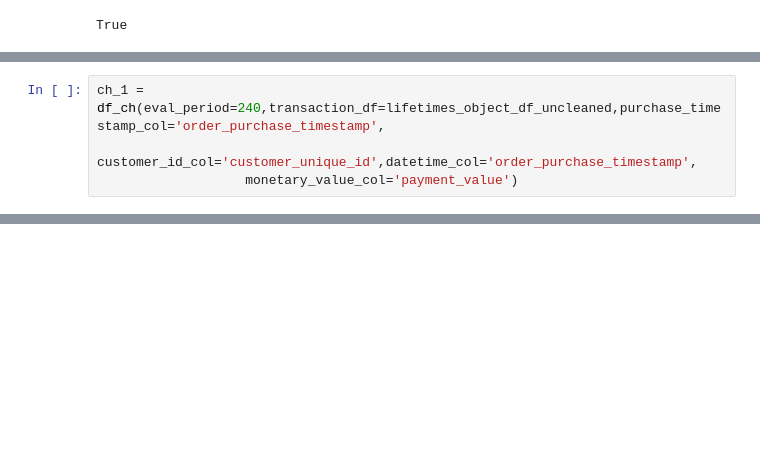
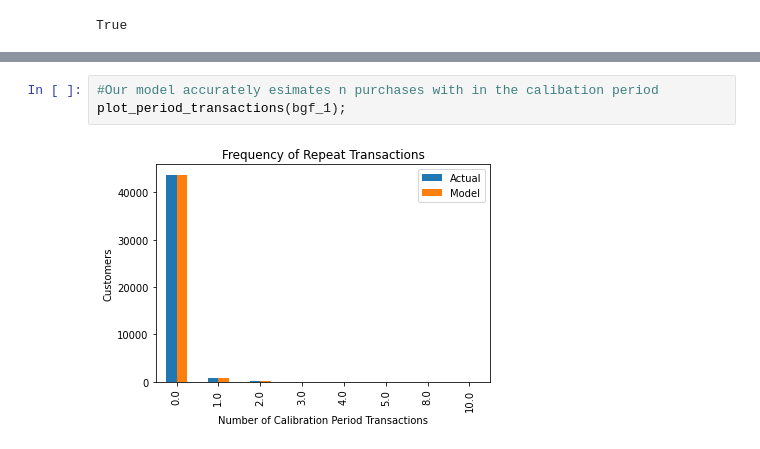
Before and after one commit to zander1268/custorama, a Jupyter notebook: final_bg_nbd_modeling.ipynb, the cells around one changed output, grey strips where cells are left out. Drawn from its saved outputs; the diff is of its cells as text; blank space fills up the shorter version.

Commit message:
finalized nbd model

```diff
--- a/final_bg_nbd_modeling.ipynb
+++ b/final_bg_nbd_modeling.ipynb
@@ -308,4 +266,0 @@ Next steps
-# %%
-ch_1 = df_ch(eval_period=240,transaction_df=lifetimes_object_df_uncleaned,purchase_timestamp_col='order_purchase_timestamp',
-                   customer_id_col='customer_unique_id',datetime_col='order_purchase_timestamp',
-                   monetary_value_col='payment_value')
@@ -373,0 +304,5 @@ bgf_real_v_pred_df(ch_1,bgf_1)
+# %%
+#Our model accurately esimates n purchases with in the calibation period
+plot_period_transactions(bgf_1);
+# %% [output]
+[figure, added]
```
Also changed, not shown: parts of 42 cells of this notebook.
